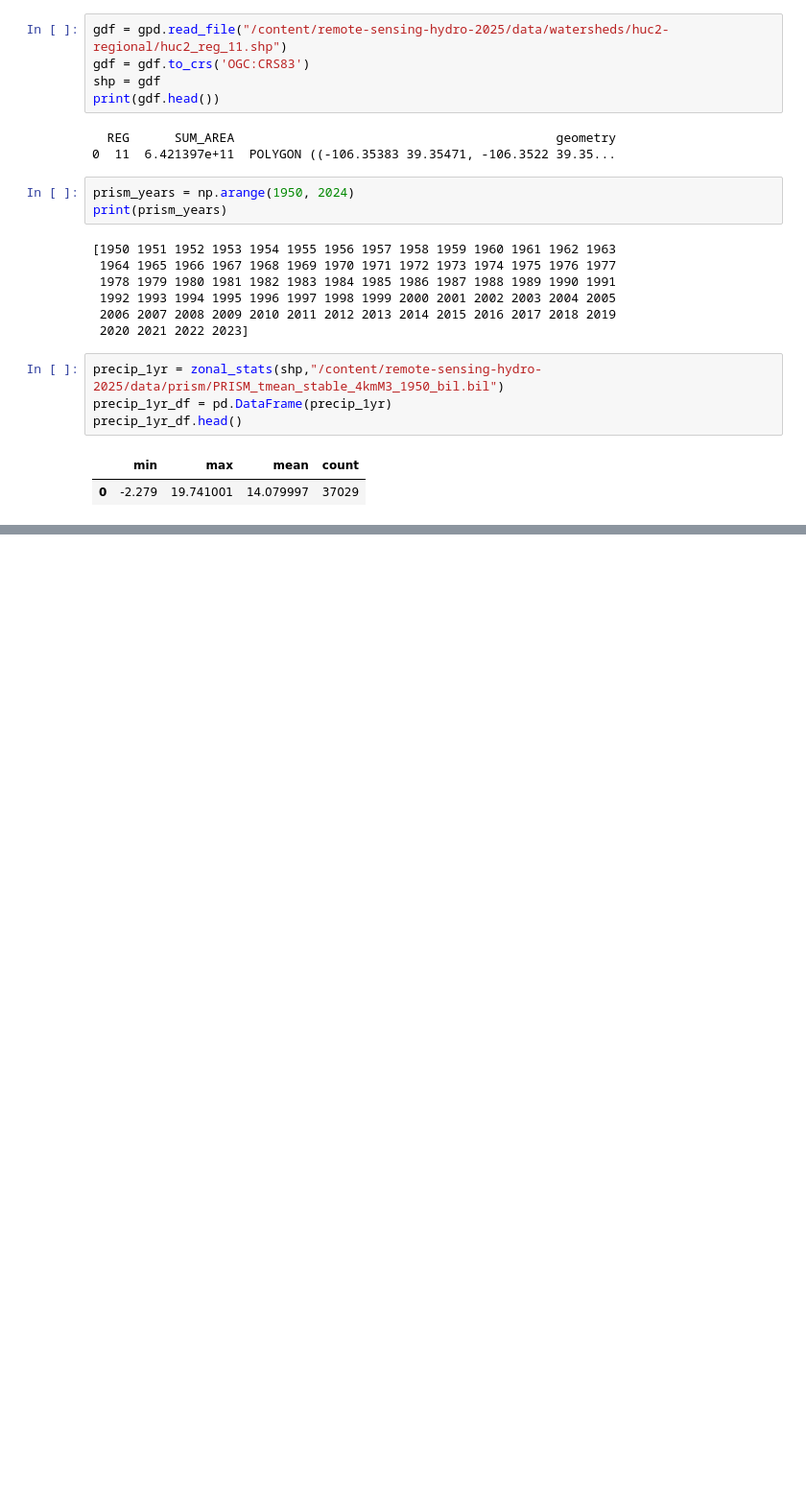
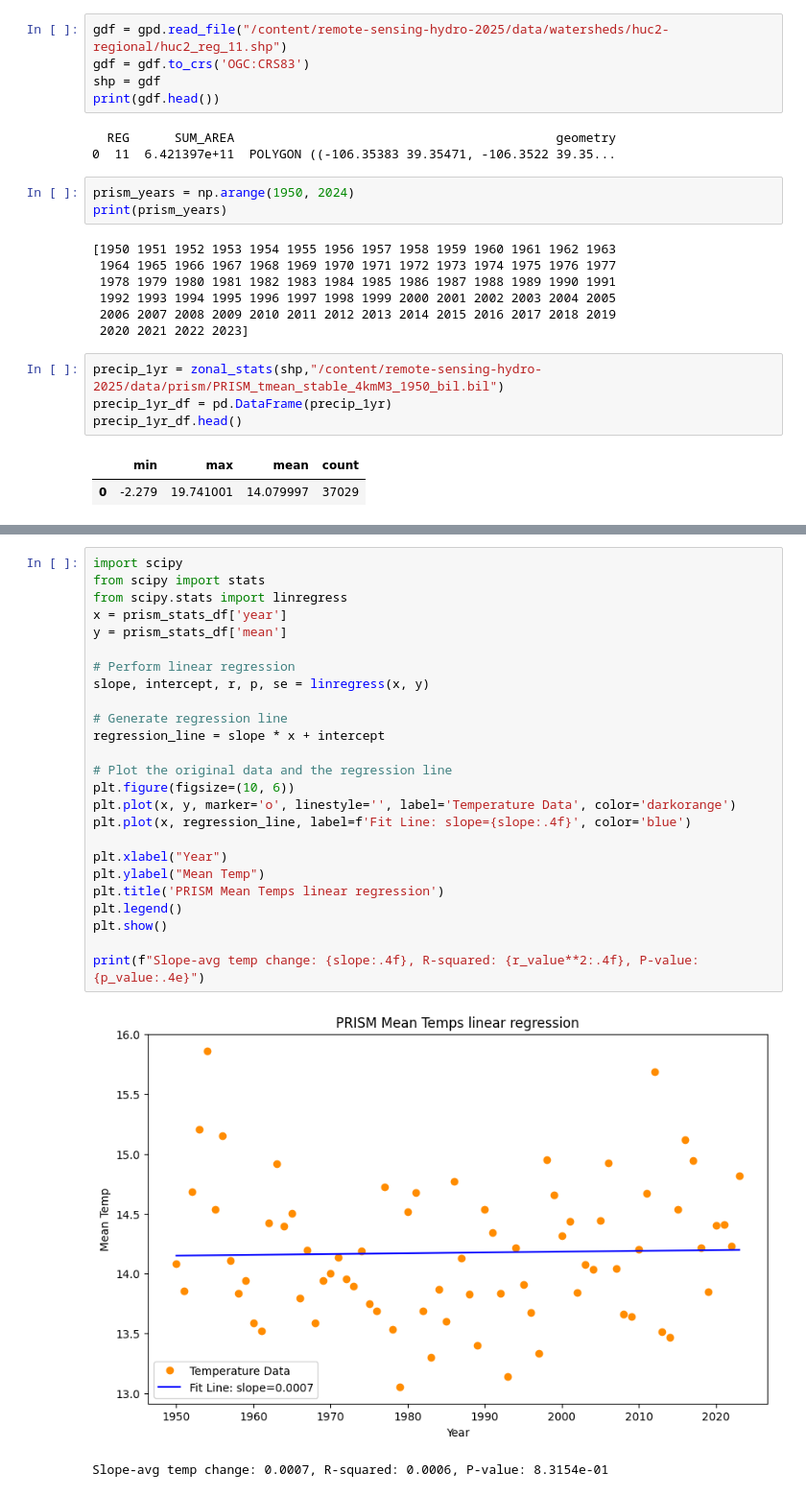
Before and after one commit to molloyjb/ExploreGIT, a Jupyter notebook: assignments/homework1/part2-starter-file.ipynb, the cells around one changed output, grey strips where cells are left out. Shown at 96% size. Cells and saved outputs as stored; diff of their text form; blank space fills up the shorter version.

```diff
--- a/assignments/homework1/part2-starter-file.ipynb
+++ b/assignments/homework1/part2-starter-file.ipynb
@@ -160,0 +155,28 @@ Processing data for year 2023...
+# %%
+import scipy
+from scipy import stats
+from scipy.stats import linregress
+x = prism_stats_df['year']
+y = prism_stats_df['mean']
+
+# Perform linear regression
+slope, intercept, r, p, se = linregress(x, y)
+
+# Generate regression line
+regression_line = slope * x + intercept
+
+# Plot the original data and the regression line
+plt.figure(figsize=(10, 6))
+plt.plot(x, y, marker='o', linestyle='', label='Temperature Data', color='darkorange')
+plt.plot(x, regression_line, label=f'Fit Line: slope={slope:.4f}', color='blue')
+
+plt.xlabel("Year")
+plt.ylabel("Mean Temp")
+plt.title('PRISM Mean Temps linear regression')
+plt.legend()
+plt.show()
+
+print(f"Slope-avg temp change: {slope:.4f}, R-squared: {r_value**2:.4f}, P-value: {p_value:.4e}")
+# %% [output]
+[figure, added]
+Slope-avg temp change: 0.0007, R-squared: 0.0006, P-value: 8.3154e-01
```
Also changed, not shown: parts of 3 cells of this notebook.
